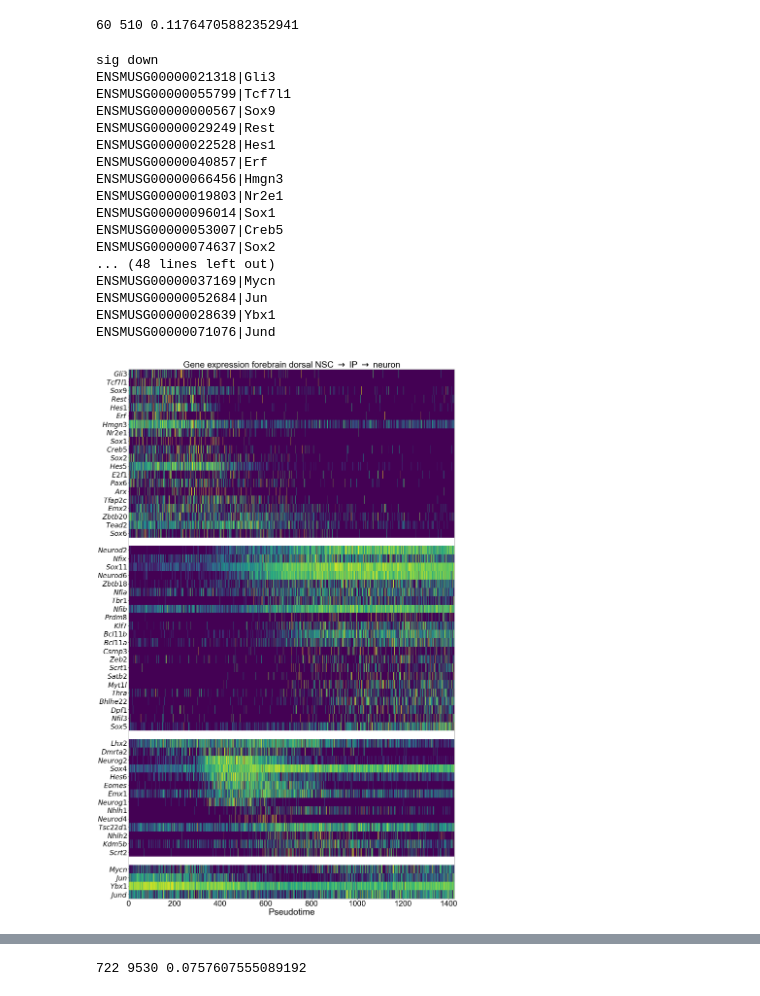
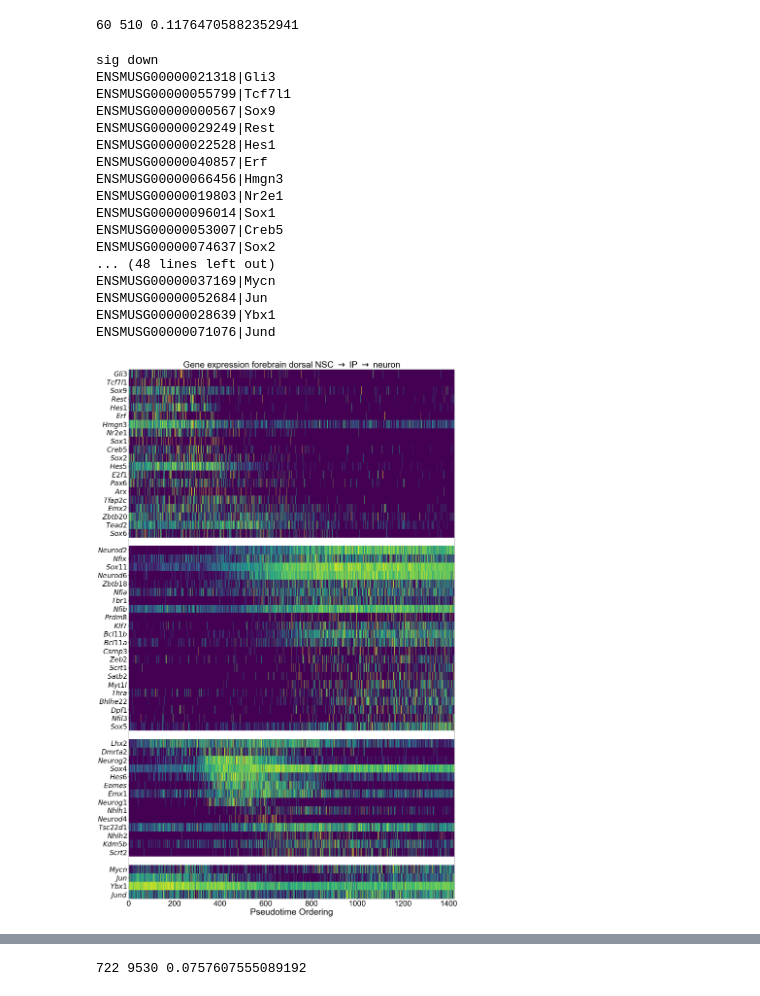
Before and after one commit to daniel-rosebrock/transcriptional_cascades, a Jupyter notebook: load_mcmc_run_full-e13_5_forebrain_dorsal.ipynb, the cells around one changed output, grey strips where cells are left out. Saved outputs shown, nothing was run; the diff lists cells and outputs as text; code cells hidden in the pictures.

```diff
--- a/load_mcmc_run_full-e13_5_forebrain_dorsal.ipynb
+++ b/load_mcmc_run_full-e13_5_forebrain_dorsal.ipynb
@@ -161,3 +167,3 @@ plt.savefig('figures_paper_mouse_data/fig1/inflection_points.pdf',bbox_inches='t
 # %%
-mcmc.genes_good_fit = [gene_map['Neurog1'],gene_map['Neurog2'],gene_map['Eomes'],gene_map['Pax6'],gene_map['Tbr1']]
+mcmc.genes_good_fit = [gene_map['Neurod4'],gene_map['Neurog2'],gene_map['Eomes'],gene_map['Pax6'],gene_map['Tbr1']]
 # %%
@@ -252,31 +262,31 @@ print(n_non_unif,n_tfs,n_non_unif/n_tfs)
 # %%
 fig = plot_transcriptional_cascade_heatmap_full(mcmc,title=None, tfs=mcmc.genes_good_fit, figsize=(24,40),
                                                 cmap=cm.viridis,ytick_fontsize=28,yticks_italics=True)
 ax = plt.gca()
 plt.xlim(0,len(mcmc.expr_dict[gene_map['Eomes']]))
 plt.xticks(fontsize=32)
-plt.xlabel('Pseudotime',fontsize=36)
+plt.xlabel('Pseudotime Ordering',fontsize=36)
 plt.title('Gene expression forebrain dorsal NSC '+r'$\rightarrow$'+' IP '+r'$\rightarrow$'+' neuron',fontsize=36)
 plt.savefig('figures_paper_mouse_data/fig2/cortical_transcriptional_cascades.pdf',bbox_inches='tight')
 # %% [output]
 sig down
 ENSMUSG00000021318|Gli3
 ENSMUSG00000055799|Tcf7l1
 ENSMUSG00000000567|Sox9
 ENSMUSG00000029249|Rest
 ENSMUSG00000022528|Hes1
 ENSMUSG00000040857|Erf
 ENSMUSG00000066456|Hmgn3
 ENSMUSG00000019803|Nr2e1
 ENSMUSG00000096014|Sox1
 ENSMUSG00000053007|Creb5
 ENSMUSG00000074637|Sox2
 ... (48 lines left out)
 ENSMUSG00000037169|Mycn
 ENSMUSG00000052684|Jun
 ENSMUSG00000028639|Ybx1
 ENSMUSG00000071076|Jund
-[figure, old version]
+[figure, new version]
 # %%
 fig = plot_transcriptional_cascade_violins_full(mcmc,title=None, tfs=mcmc.genes_good_fit, figsize=(24,40))
 ax = plt.gca()
```
Also changed, not shown: parts of 56 cells of this notebook.
